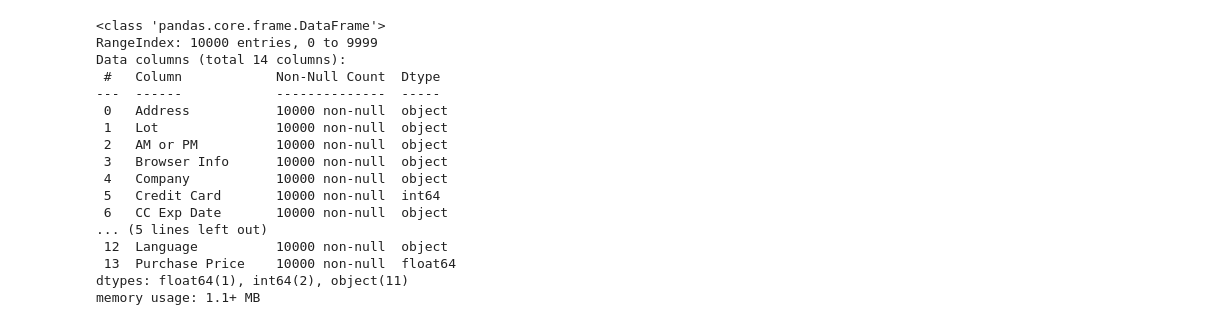
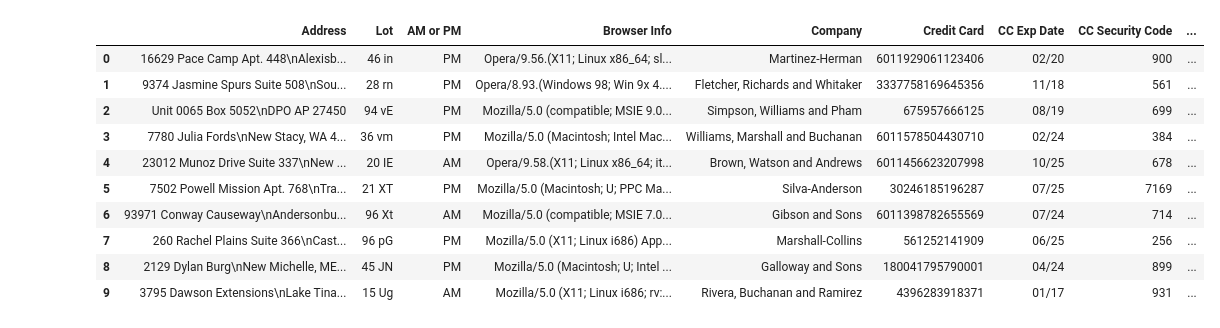
Before and after one commit to Ashwinchauhan89/Pandas, a Jupyter notebook: testjupyter.ipynb, the cells around one changed output. Cells and saved outputs as stored; diff of their text form; code cells hidden in the pictures.

```diff
--- a/testjupyter.ipynb
+++ b/testjupyter.ipynb
@@ -6,21 +6,15 @@ df = pd.read_csv('Ecommerce.csv')
 # %%
-df.info()
+df.head(10)
 # %% [output]
-<class 'pandas.core.frame.DataFrame'>
-RangeIndex: 10000 entries, 0 to 9999
-Data columns (total 14 columns):
- #   Column            Non-Null Count  Dtype
----  ------            --------------  -----
- 0   Address           10000 non-null  object
- 1   Lot               10000 non-null  object
- 2   AM or PM          10000 non-null  object
- 3   Browser Info      10000 non-null  object
- 4   Company           10000 non-null  object
- 5   Credit Card       10000 non-null  int64
- 6   CC Exp Date       10000 non-null  object
-... (5 lines left out)
- 12  Language          10000 non-null  object
- 13  Purchase Price    10000 non-null  float64
-dtypes: float64(1), int64(2), object(11)
-memory usage: 1.1+ MB
+|  | Address | Lot | AM or PM | Browser Info | Company | Credit Card | CC Exp Date | CC Security Code | ... |
+| 0 | 16629 Pace Camp Apt. 448\nAlexisb... | 46 in | PM | Opera/9.56.(X11; Linux x86_64; sl... | Martinez-Herman | 6011929061123406 | 02/20 | 900 | ... |
+| 1 | 9374 Jasmine Spurs Suite 508\nSou... | 28 rn | PM | Opera/8.93.(Windows 98; Win 9x 4.... | Fletcher, Richards and Whitaker | 3337758169645356 | 11/18 | 561 | ... |
+| 2 | Unit 0065 Box 5052\nDPO AP 27450 | 94 vE | PM | Mozilla/5.0 (compatible; MSIE 9.0... | Simpson, Williams and Pham | 675957666125 | 08/19 | 699 | ... |
+| 3 | 7780 Julia Fords\nNew Stacy, WA 4... | 36 vm | PM | Mozilla/5.0 (Macintosh; Intel Mac... | Williams, Marshall and Buchanan | 6011578504430710 | 02/24 | 384 | ... |
+| 4 | 23012 Munoz Drive Suite 337\nNew ... | 20 IE | AM | Opera/9.58.(X11; Linux x86_64; it... | Brown, Watson and Andrews | 6011456623207998 | 10/25 | 678 | ... |
+| 5 | 7502 Powell Mission Apt. 768\nTra... | 21 XT | PM | Mozilla/5.0 (Macintosh; U; PPC Ma... | Silva-Anderson | 30246185196287 | 07/25 | 7169 | ... |
+| 6 | 93971 Conway Causeway\nAndersonbu... | 96 Xt | AM | Mozilla/5.0 (compatible; MSIE 7.0... | Gibson and Sons | 6011398782655569 | 07/24 | 714 | ... |
+| 7 | 260 Rachel Plains Suite 366\nCast... | 96 pG | PM | Mozilla/5.0 (X11; Linux i686) App... | Marshall-Collins | 561252141909 | 06/25 | 256 | ... |
+| 8 | 2129 Dylan Burg\nNew Michelle, ME... | 45 JN | PM | Mozilla/5.0 (Macintosh; U; Intel ... | Galloway and Sons | 180041795790001 | 04/24 | 899 | ... |
+| 9 | 3795 Dawson Extensions\nLake Tina... | 15 Ug | AM | Mozilla/5.0 (X11; Linux i686; rv:... | Rivera, Buchanan and Ramirez | 4396283918371 | 01/17 | 931 | ... |
 # %%
```
Also changed, not shown: parts of 15 cells of this notebook, 1 other file.
